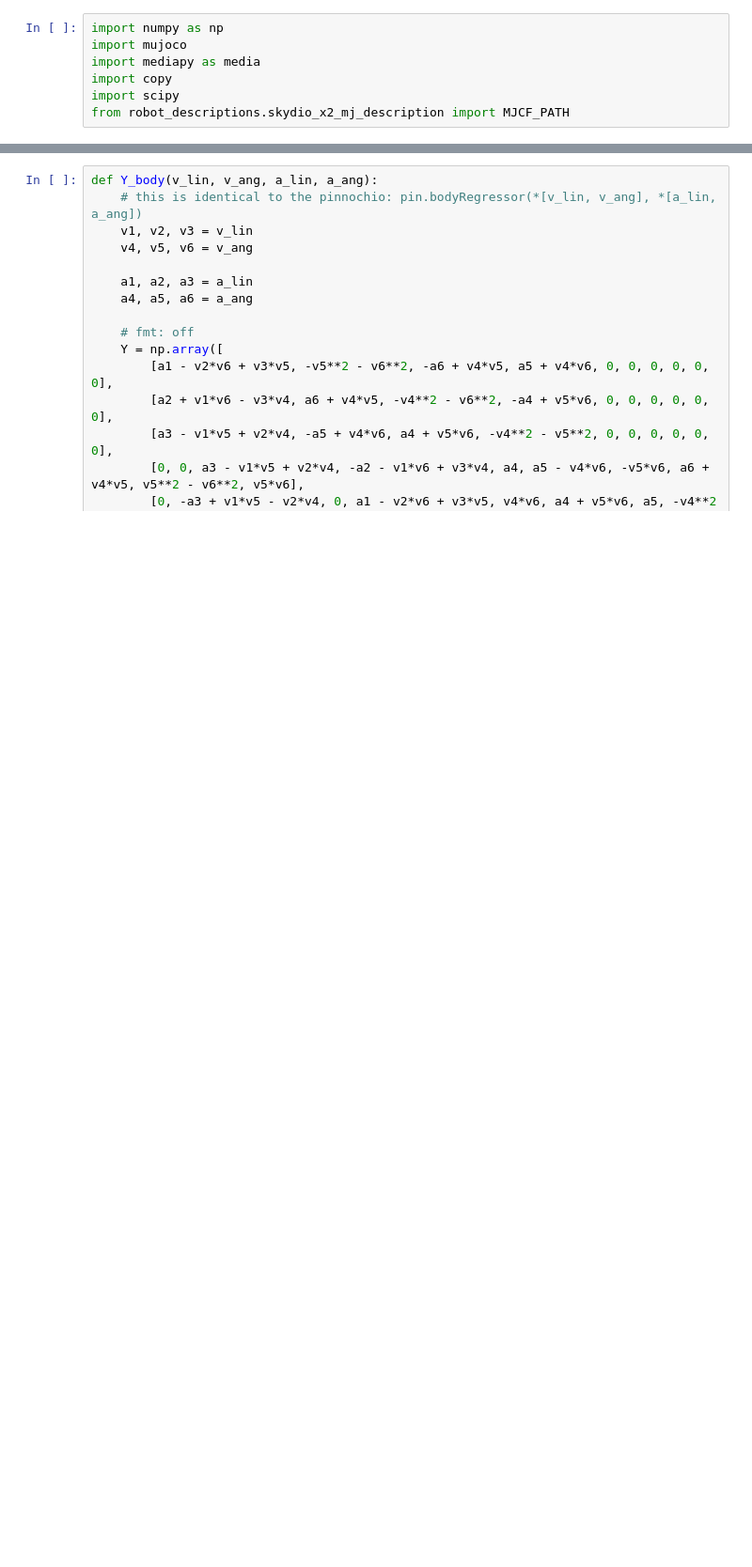
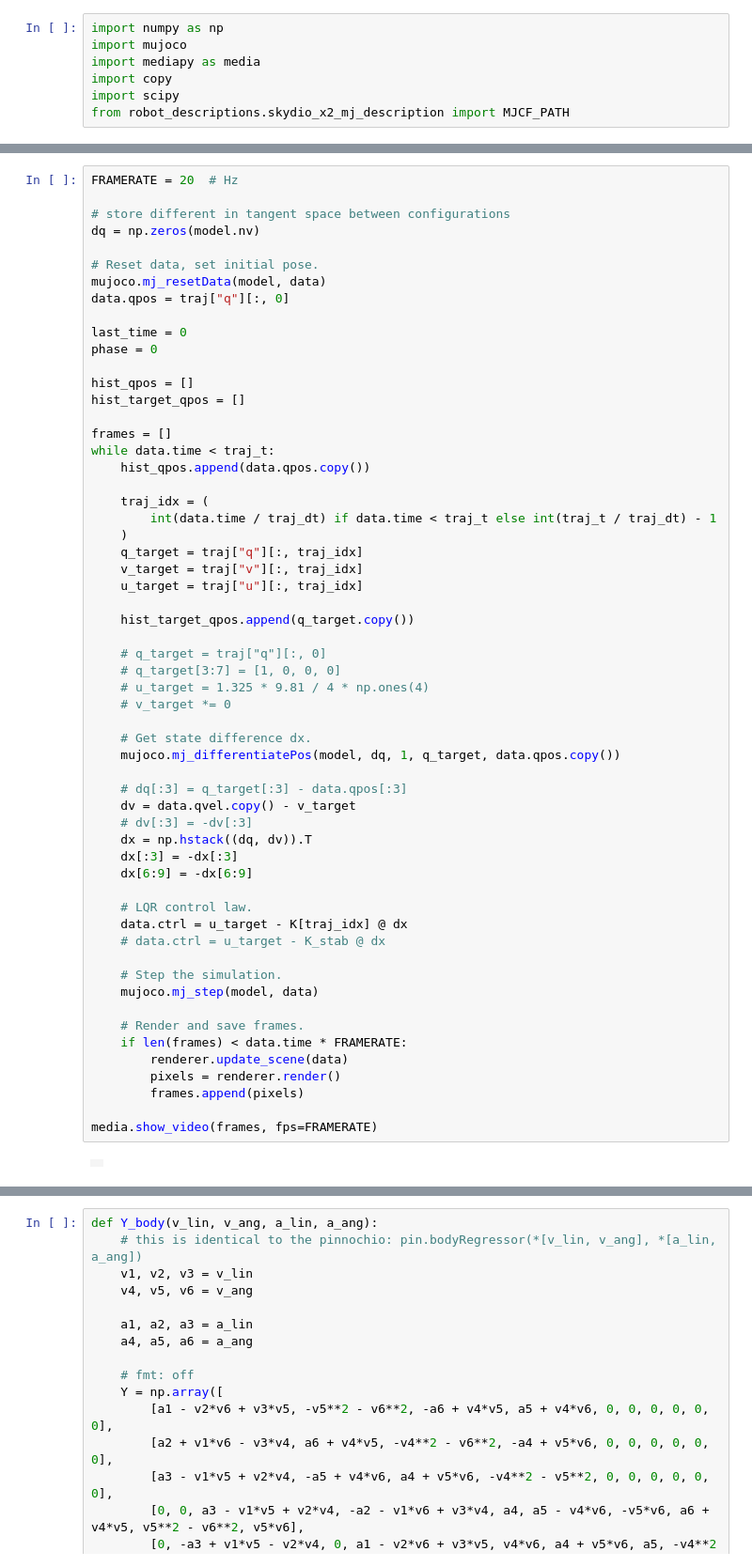
Before and after one commit to lvjonok/mujoco-sysid, a Jupyter notebook: scripts/skydio.ipynb, the cells around one changed output, grey strips where cells are left out. Shown at 94% size. Drawn from its saved outputs; the diff is of its cells as text; blank space fills up the shorter version.

```diff
--- a/scripts/skydio.ipynb
+++ b/scripts/skydio.ipynb
@@ -20,0 +103,60 @@ model.opt.timestep = 1e-3
+# %%
+FRAMERATE = 20  # Hz
+
+# store different in tangent space between configurations
+dq = np.zeros(model.nv)
+
+# Reset data, set initial pose.
+mujoco.mj_resetData(model, data)
+data.qpos = traj["q"][:, 0]
+
+last_time = 0
+phase = 0
+
+hist_qpos = []
+hist_target_qpos = []
+
+frames = []
+while data.time < traj_t:
+    hist_qpos.append(data.qpos.copy())
+
+    traj_idx = (
+        int(data.time / traj_dt) if data.time < traj_t else int(traj_t / traj_dt) - 1
+    )
+    q_target = traj["q"][:, traj_idx]
+    v_target = traj["v"][:, traj_idx]
+    u_target = traj["u"][:, traj_idx]
+
+    hist_target_qpos.append(q_target.copy())
+
+    # q_target = traj["q"][:, 0]
+    # q_target[3:7] = [1, 0, 0, 0]
+    # u_target = 1.325 * 9.81 / 4 * np.ones(4)
+    # v_target *= 0
+
+    # Get state difference dx.
+    mujoco.mj_differentiatePos(model, dq, 1, q_target, data.qpos.copy())
+
+    # dq[:3] = q_target[:3] - data.qpos[:3]
+    dv = data.qvel.copy() - v_target
+    # dv[:3] = -dv[:3]
+    dx = np.hstack((dq, dv)).T
+    dx[:3] = -dx[:3]
+    dx[6:9] = -dx[6:9]
+
+    # LQR control law.
+    data.ctrl = u_target - K[traj_idx] @ dx
+    # data.ctrl = u_target - K_stab @ dx
+
+    # Step the simulation.
+    mujoco.mj_step(model, data)
+
+    # Render and save frames.
+    if len(frames) < data.time * FRAMERATE:
+        renderer.update_scene(data)
+        pixels = renderer.render()
+        frames.append(pixels)
+
+media.show_video(frames, fps=FRAMERATE)
+# %% [output]
+|  |
```
Also changed, not shown: parts of 15 cells of this notebook, 6 other files.
